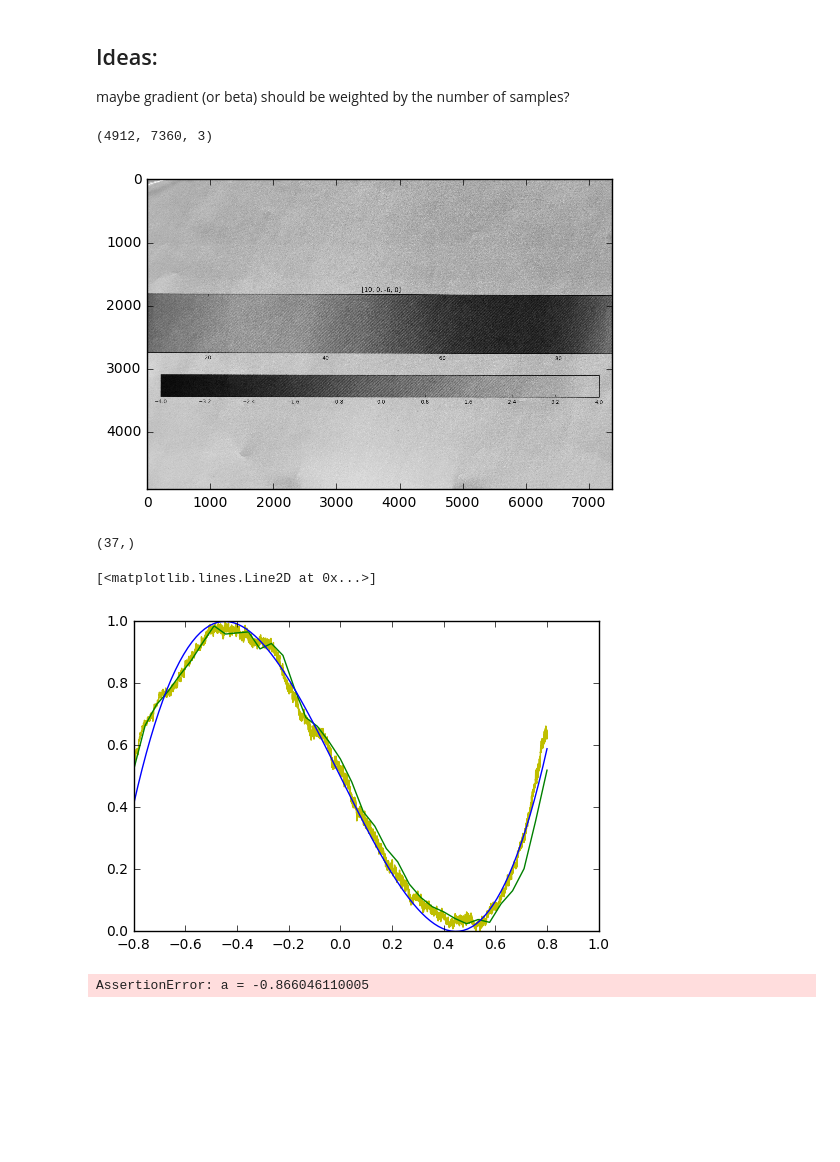
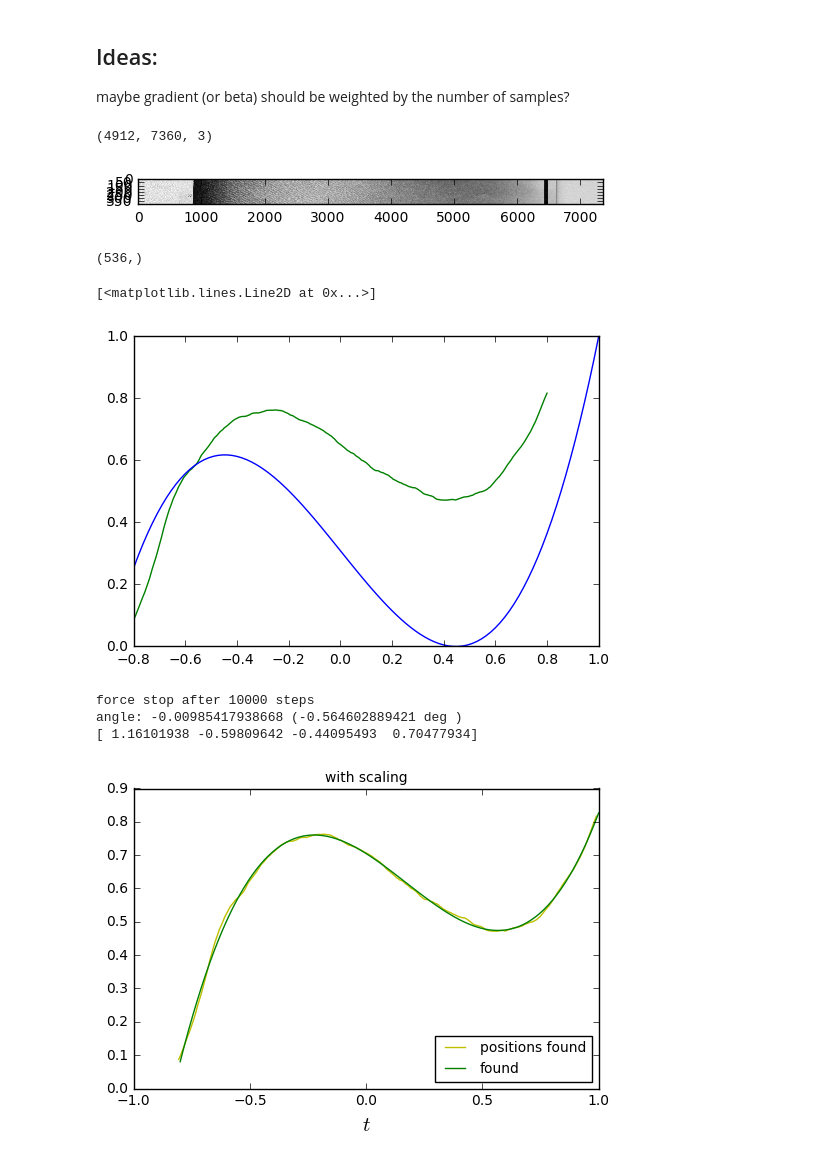
Before and after one commit to LCAV/surface-reconstruction, a Jupyter notebook: results.ipynb, the cells around one changed output. Saved outputs shown, nothing was run; the diff lists cells and outputs as text; code cells hidden in the pictures; blank space fills up the shorter version.

```diff
--- a/results.ipynb
+++ b/results.ipynb
@@ -10,14 +10,17 @@ import numpy as np
 ## Ideas:
 maybe gradient (or beta) should be weighted by the number of samples?
 # %%
-img=mpimg.imread('surface-images/copy.JPG')
+img=mpimg.imread('surface-images/small6.JPG')
 print(img.shape)
 img2 = img[2200:2600,:,0]
 img1 = img[3200:3400,:,0]
-imgplot = plt.imshow(img[:,:,0], cmap='gray')
+imgplot = plt.imshow(img2, cmap='gray', interpolation='nearest')
+
+def todegree(x):
+    return x*180/np.pi
 # %% [output]
 (4912, 7360, 3)
-[figure, old version]
+[figure, new version]
 # %%
 pattern = np.mean(img2,0)
 pattern = pattern - min(pattern)
@@ -37,20 +40,20 @@ from scipy.ndimage.filters import gaussian_filter1d
 from scipy.signal import decimate
 
 bar = bar[100:len(bar)-100]
-# pf = np.convolve(pattern, np.ones(200)/200, 'same')
+pf = np.convolve(pattern, np.ones(100)/100, 'same')
 # pf = gaussian_filter1d(pattern, sigma=10)
-pf = pattern
-pf = pf[1::200]
-# pf = pf[1:-1]
+# pf = pattern
+pf = pf[1::10]
+pf = pf[100:-100]
 print(pf.shape)
-plt.plot(np.linspace(-0.8,0.8,len(pattern)), pattern, label='pattern', color='y')
+# plt.plot(np.linspace(-0.8,0.8,len(pattern)), pattern, label='pattern', color='y')
 plt.plot(np.linspace(-0.8,0.8,len(pf)), pf, label='filtered',color='g')
 plt.plot(t, row, label='orginal')
 # pf = pf[int(len(pf)/2):]
 # %% [output]
-(37,)
+(536,)
 [<matplotlib.lines.Line2D at 0x...>]
-[figure, old version]
+[figure, new version]
 # %%
 # pf = pf[int(len(pf)/2):]
 
@@ -58,11 +61,11 @@ solver = ConstrainedALS(
     pf,
     4,
     SecondSurfacePolynomial,
-    start_pos=np.linspace(-0.8,0.8,len(pf)),
+    start_pos=np.linspace(-0.8,1,len(pf)),
     stopping_error=1e-10,
     beta=1,
     show_plots=False,
-    max_iter=100,
+    max_iter=10000,
     )
 
 solver.solve()
@@ -72,16 +75,20 @@ solver.solve()
 # # print polynomial.square_error(SignalPolynomial(solver.parameter_estimate))
 # pylab.ioff()
 # # plot_results(SignalPolynomial(solver.parameter_estimate),'r',lw = 3)
-stem_results(solver.get_position_estimates(),solver.get_samples(),'g',label="positions found")
-print(solver.tr_param[0]*180/np.pi)
+pylab.plot(solver.get_position_estimates(),solver.get_samples(),'y',label="positions found")
+
+print("angle:", solver.tr_param[0], "(" + str(todegree(solver.tr_param[0])) + " deg )" )
 print(solver.parameter_estimate)
 polynomial = FullSurfacePolynomial(solver.parameter_estimate)
 pylab.plot(t,polynomial.get_samples(t), color='g',label="found")
-pylab.plot(t,row,label="true")
+# pylab.plot(t,row,label="true")
 pylab.title("with scaling", fontsize=10)
 pylab.xlabel(r'$t$',fontsize=15)
 pylab.legend(loc="lower right", fontsize=10)
 pylab.gcf().subplots_adjust(bottom=0.15)
 pylab.show()
 # %% [output]
-AssertionError: a = -0.866046110005
+force stop after 10000 steps
+angle: -0.00985417938668 (-0.564602889421 deg )
+[ 1.16101938 -0.59809642 -0.44095493  0.70477934]
+[figure, added]
```
Also changed, not shown: parts of 1 cell of this notebook, 3 other files.
